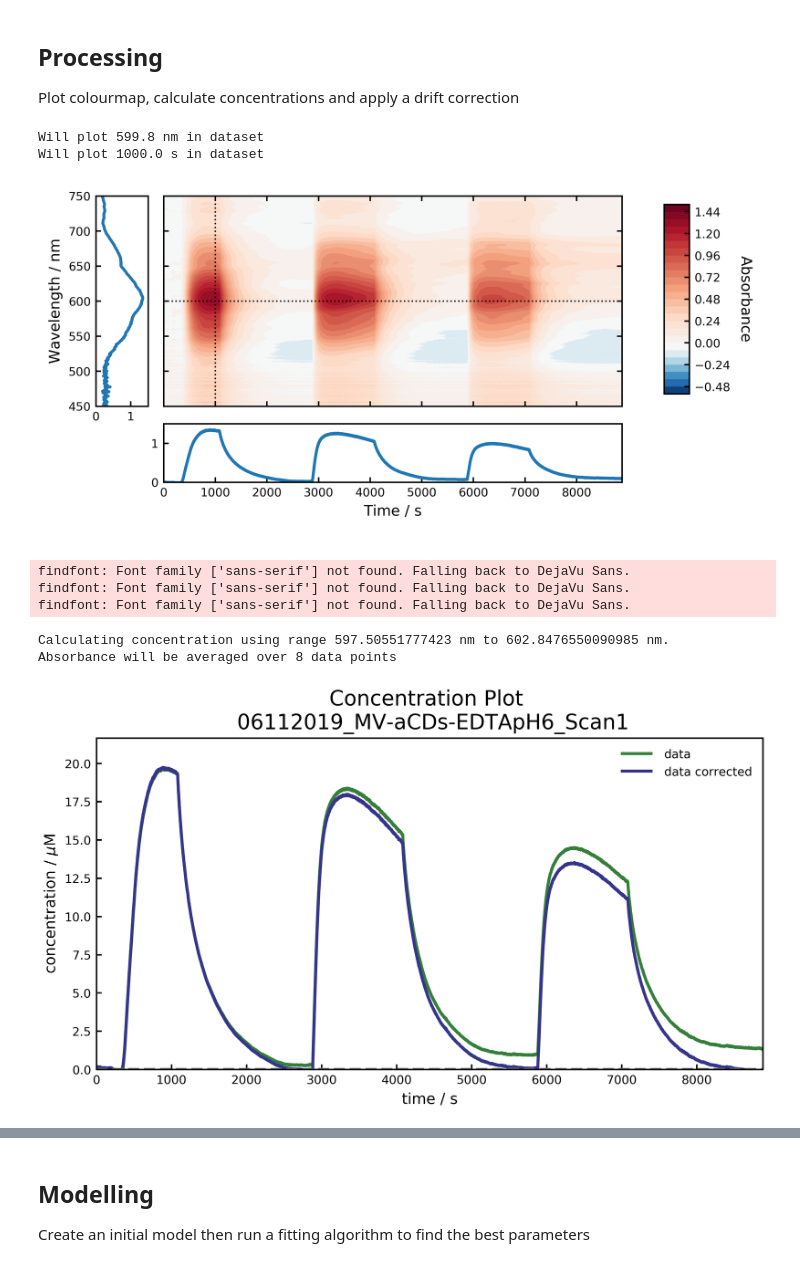
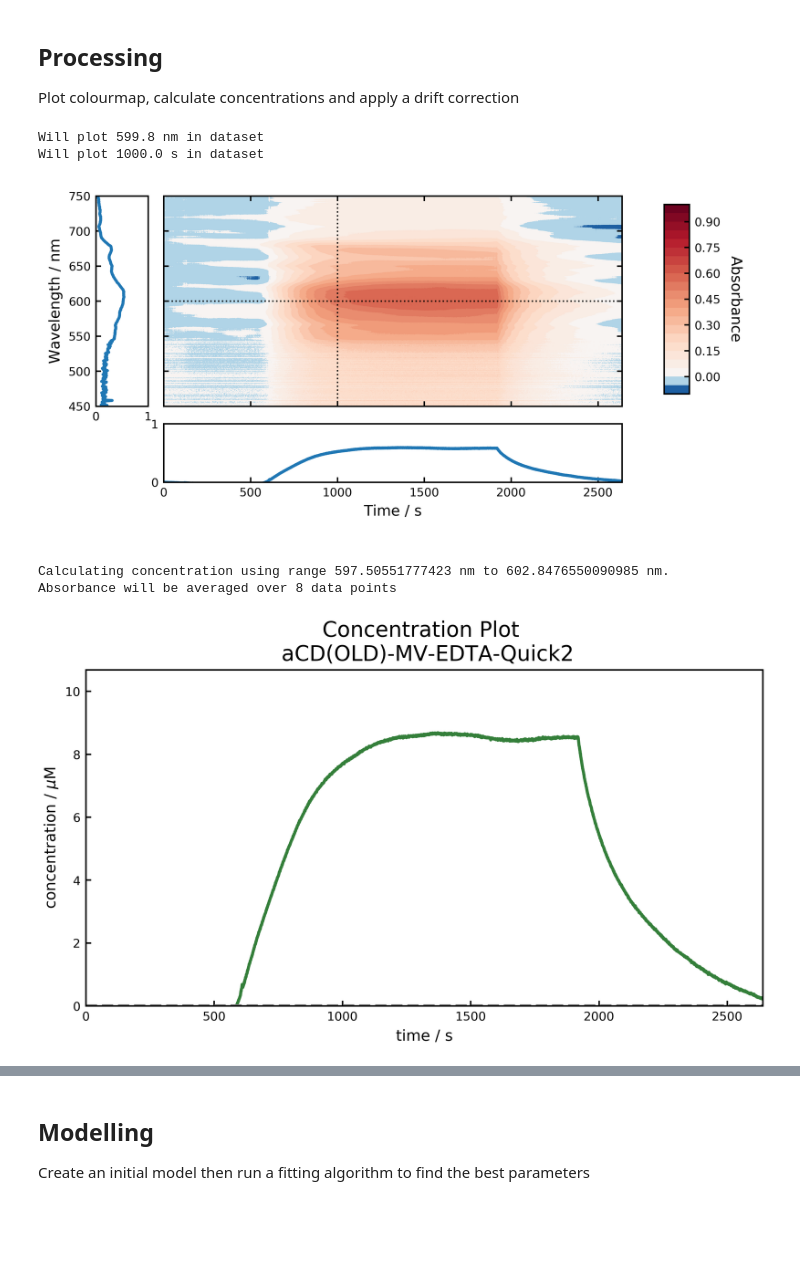
Before and after one commit to takashilawson/optofluidics, a Jupyter notebook: optofluidics-template.ipynb, the cells around one changed output, grey strips where cells are left out. Saved outputs shown, nothing was run; the diff lists cells and outputs as text; code cells hidden in the pictures; blank space fills up the shorter version.

```diff
--- a/optofluidics-template.ipynb
+++ b/optofluidics-template.ipynb
@@ -4,22 +4,21 @@
 # Optofluidics Template
 This Jupyter Notebook is a template for using the Optofluidics module to process HDF5 spectroscopic data.
 # %%
-from pre_proc import Datafile, Dataset
-from reaction import Reaction
-from standard_functions import *
+import optofluidics as of
 from lmfit import Parameters
+import matplotlib.pyplot as plt
 
 # Set file path to datafile location, including the .h5 file extension.
-file_path = r'C:\Users\tl457\OneDrive - University Of Cambridge 1\Optofluidics Python Package\2019-11-06.h5'
+file_path = r'C:\Users\tl457\OneDrive - University Of Cambridge 1\Measurements\Carbon Dots - Absorption\Jupyter Temp\2019-11-06-alt.h5'
 
 # Set save path to the desired export location.
-export_path = r'C:\Users\tl457\OneDrive - University Of Cambridge 1\Optofluidics Python Package\Exports'
+export_path = r'C:\Users\tl457\OneDrive - University Of Cambridge 1\Measurements\Carbon Dots - Absorption\Exports'
 # %% [markdown]
 ## Load Datafile
 Load the desired datafile and list the datasets contained within.
 # %%
 # Load the datafile and create a Datafile instance
-df1=Datafile(file_path)
+df1=of.Datafile(file_path)
 
 # List the datasets contained within the datafile
 df1.list_groups()
@@ -32,7 +33,7 @@ Key 0: 06112019_MV-aCDs-EDTApH6_Scan1
 Create a Dataset instance, pre-process the data to calculate elapsed time and background correct, then calculate the absorbances using the stored reference spectra.
 # %%
 # Create a Dataset instance (default is key 0 and timelapse 0 for the datafile specified)
-ds1=Dataset(df1,0,0)
+ds1=of.Dataset(df1,1,0)
 
 # Pre-process the data and calculate the absorbances
 ds1.pre_process()
@@ -64,30 +65,27 @@ Elapsed time for pre-processing: 23.6897038
 Plot colourmap, calculate concentrations and apply a drift correction
 # %%
 # Plot colourmap
-colourplot(ds1,[1000],[600],-0.5,1.5)
+of.colourplot(ds1,[1000],[600],-0.1,1)
 # %% [output]
 Will plot 599.8 nm in dataset
 Will plot 1000.0 s in dataset
-[figure, old version]
+[figure, new version]
 # %%
 # Create Reaction instance
-c1=Reaction(ds1,600,13600,5)
+c1=of.Reaction(ds1,600,13600,5)
 
 # Calculate concentrations
 c1.calculate_conc(5)
 
 # Apply a linear drift correction
-c1.linear_drift([2790,5750,8650])
+#c1.linear_drift([2790,5750,8650])
 
 # Plot the concentration profile
 c1.plot_conc()
 # %% [output]
-findfont: Font family ['sans-serif'] not found. Falling back to DejaVu Sans.
-findfont: Font family ['sans-serif'] not found. Falling back to DejaVu Sans.
-findfont: Font family ['sans-serif'] not found. Falling back to DejaVu Sans.
+Calculating concentration using range 597.50551777423 nm to 602.8476550090985 nm.
+Absorbance will be averaged over 8 data points
-Calculating concentration using range 597.50551777423 nm to 602.8476550090985 nm.
-Absorbance will be averaged over 8 data points
-[figure, old version]
+[figure, new version]
 # %%
 # Find turning points to automatically detect the UV on/off times
 # Ignore the first turning point in the plot as we manually specify in the find_turn_points function
```
Also changed, not shown: parts of 8 cells of this notebook, 3 other files.
